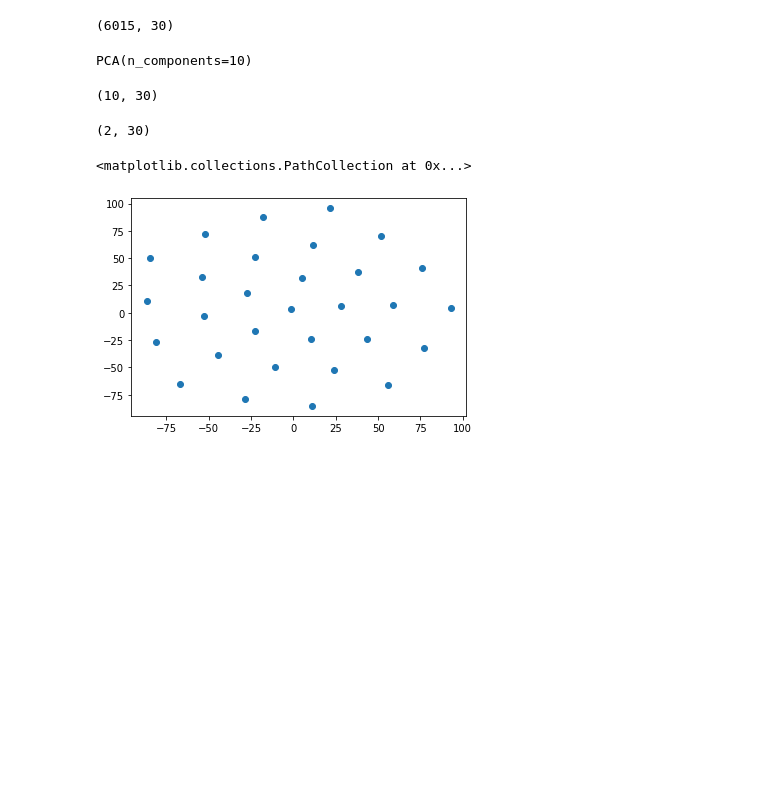
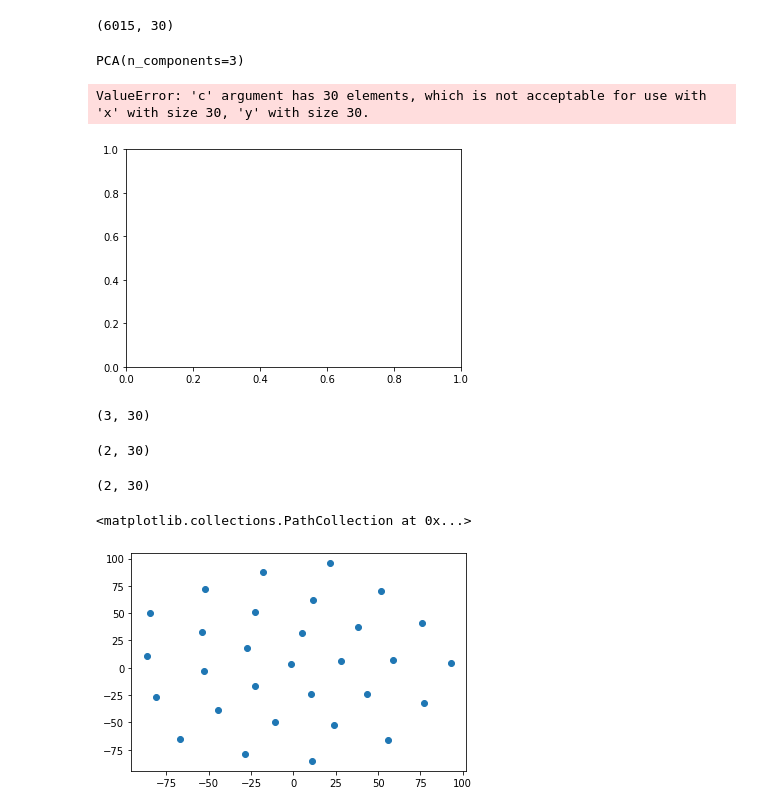
Before and after one commit to abuonomo/topic-emergence-ADS, a Jupyter notebook: notebook/arb-alchemy-08-embedding-manifold.ipynb, the cells around one changed output. Cells and saved outputs as stored; diff of their text form; code cells hidden in the pictures; blank space fills up the shorter version.

Commit message:
umap and pca colors

```diff
--- a/notebook/arb-alchemy-08-embedding-manifold.ipynb
+++ b/notebook/arb-alchemy-08-embedding-manifold.ipynb
@@ -10,7 +13,7 @@ sys.path.append('../src/')
 from utils import load_topic_bibcode_h5py
 # %%
 infile = "../models/example_experiment/topic_model30/viz_data.hdf5"
-pca_n_components = 10
+pca_n_components = 3
 tsne_n_components = 2
 # %%
 df = load_topic_bibcode_h5py(infile)
@@ -19,21 +22,37 @@ embedding = df.iloc[:, 1:].values
 print(embedding.shape)
 # %% [output]
 (6015, 30)
+# %%
+um = umap.UMAP()
+u = um.fit_transform(embedding.T)
 # %%
 pca = PCA(n_components=pca_n_components)
 pca.fit(embedding)
 # %% [output]
-PCA(n_components=10)
+PCA(n_components=3)
+# %%
+pca_scaled = MinMaxScaler().fit_transform(pca.components_.T) + 1
+# %%
+plt.scatter(u[:,0], u[:,1], c=pca_scaled)
+# %% [output]
+ValueError: 'c' argument has 30 elements, which is not acceptable for use with 'x' with size 30, 'y' with size 30.
+[figure, added]
 # %%
 pca.components_.shape
 # %% [output]
-(10, 30)
+(3, 30)
 # %%
 tsne = TSNE(n_components=tsne_n_components)
 tsne.fit(pca.components_.T)
 print(tsne.embedding_.T.shape)
 # %% [output]
 (2, 30)
+# %%
+um = umap.UMAP(n_components=tsne_n_components)
+tsne.fit(pca.components_.T)
+print(tsne.embedding_.T.shape)
+# %% [output]
+(2, 30)
 # %%
 plt.scatter(tsne.embedding_[:, 0], tsne.embedding_[:, 1])
 # %% [output]
```
Also changed, not shown: parts of 1 cell of this notebook, 1 other file.
